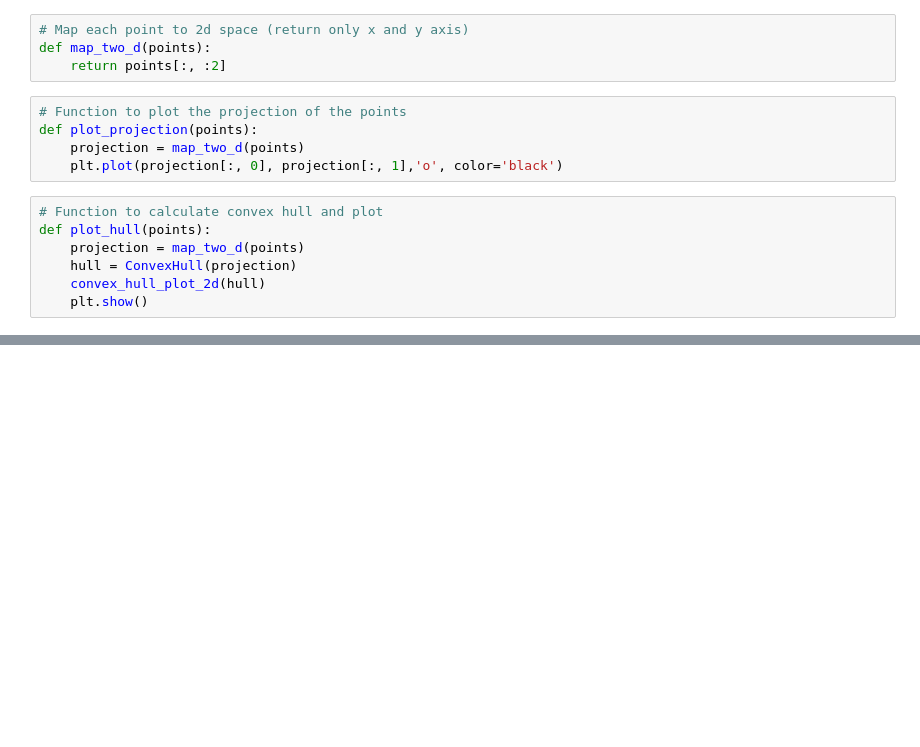
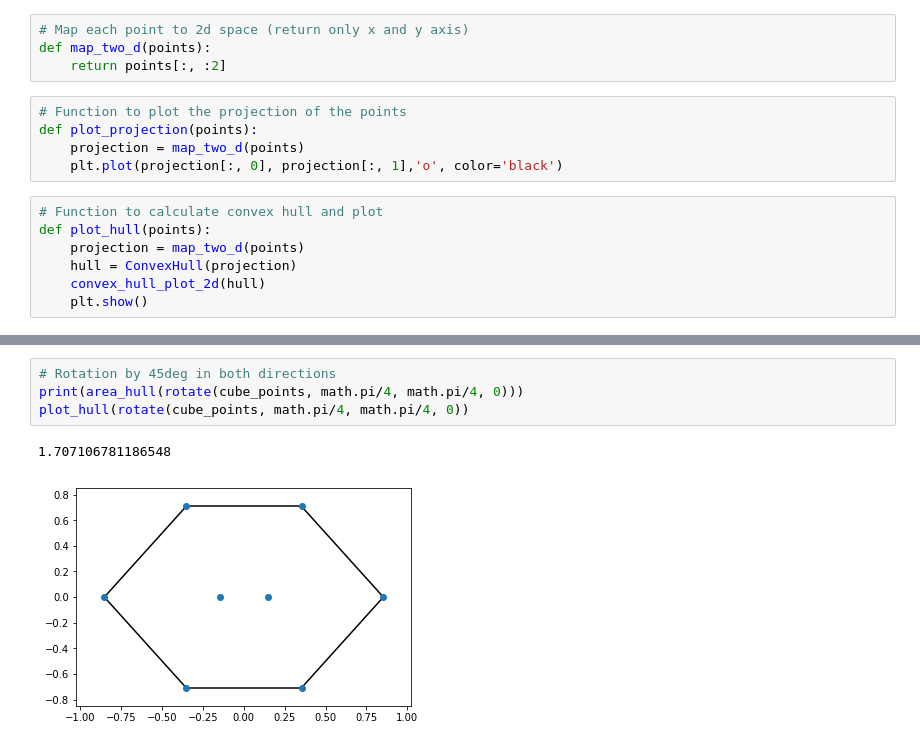
Before and after one commit to connorf25/average-shadow-of-cube, a Jupyter notebook: Average-shadow.ipynb, the cells around one changed output, grey strips where cells are left out. Drawn from its saved outputs; the diff is of its cells as text; blank space fills up the shorter version.

```diff
--- a/Average-shadow.ipynb
+++ b/Average-shadow.ipynb
@@ -56,0 +91,7 @@ print(area_hull(cube_points))
+# %%
+# Rotation by 45deg in both directions
+print(area_hull(rotate(cube_points, math.pi/4, math.pi/4, 0)))
+plot_hull(rotate(cube_points, math.pi/4, math.pi/4, 0))
+# %% [output]
+1.707106781186548
+[figure, added]
```
Also changed, not shown: parts of 11 cells of this notebook.
